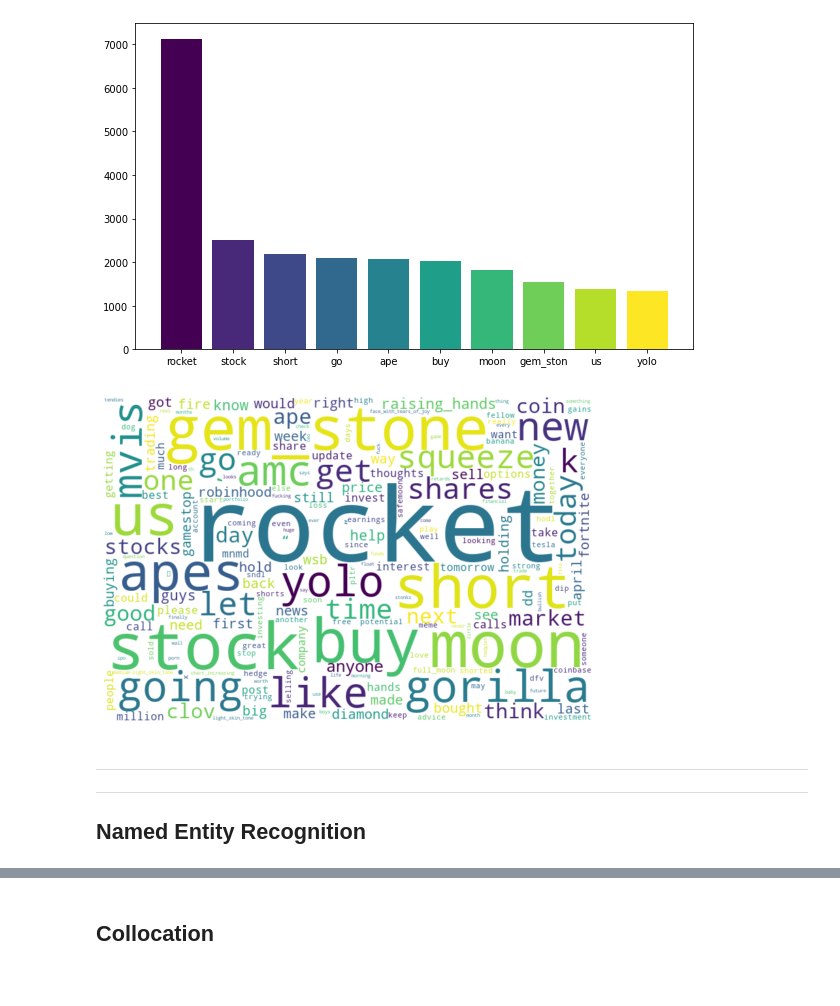
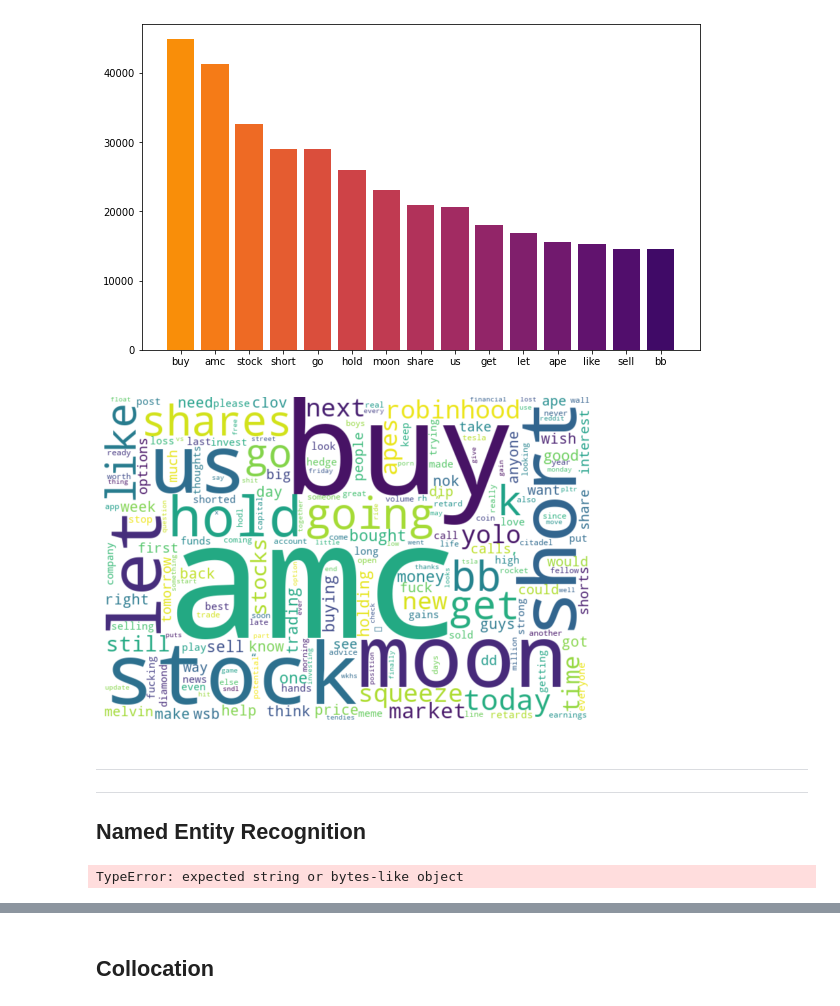
Before and after one commit to kevintrng/MasThe, a Jupyter notebook: Textmine.ipynb, the cells around one changed output, grey strips where cells are left out. Cells and saved outputs as stored; diff of their text form; code cells hidden in the pictures.

```diff
--- a/Textmine.ipynb
+++ b/Textmine.ipynb
@@ -342,0 +104,4 @@ sub_apr.processed_data.head(5)
+# %%
+sentiment = TextAnalysis('./data/submissions_merged.csv')
+# %%
+stopgme.extend(['gamestop'])
@@ -342,0 +120,10 @@ sub_apr.processed_data.head(5)
+# %%
+fig, ax = plt.subplots(figsize = (12,8))
+data = sentiment.word_freq.most_common(20)
+
+cmap = [plt.get_cmap('inferno')(i) for i in np.linspace(1,0, len(data))]
+for item, col in zip(data[::-1], cmap):
+    word, count = item
+    ax.barh(y=word, width = count, height = .5, color = col,zorder=2)
+ax.grid(axis = "x", alpha = 0.5,zorder = 0)
+plt.show()
@@ -343,8 +132,8 @@ sub_apr.processed_data.head(5)
 # %%
 fig, ax = plt.subplots(figsize = (12,8))
-data = FreqDist(sub_apr.bigrams).most_common(20)
+data = FreqDist(sentiment.bigrams).most_common(20)
 
-cmap = [plt.get_cmap('viridis')(i) for i in np.linspace(1,0, len(data))]
+cmap = [plt.get_cmap('inferno')(i) for i in np.linspace(1,0, len(data))]
 
 for item, col in zip(data[::-1], cmap):
     word, count = item
@@ -360,37 +150,39 @@ sub_apr.get_TickerMentions(plot = True)
 # %%
 # sub_apr.freq_plot(top = 15)
 fig, ax = plt.subplots(figsize = (10,6))
-data = sub_apr.word_freq.most_common(10)
-cmap = [plt.get_cmap('viridis')(i) for i in np.linspace(0,1, len(data))]
+data = sentiment.word_freq.most_common(20)
+cmap = [plt.get_cmap('inferno')(i) for i in np.linspace(0.75,0, len(data))]
 
 for item, col in zip(data, cmap):
     word, count = item
     ax.bar(x = word, height = count, width = .8, color = col)
 
 ax.set_xlabel('Word')
 ax.set_ylabel('Frequency')
 
 plt.close()
 fig, ax = plt.subplots(figsize = (10,6))
-data = sub_apr.porter_freq.most_common(15)
+data = sentiment.porter_freq.most_common(15)
 
 for item, col in zip(data, cmap):
     word, count = item
     ax.bar(x = word, height = count, width = .8, color = col)
 
 
-sub_apr.wordcloud(stopgme)
+sentiment.wordcloud(stopgme)
 
 plt.show()
 # %% [output]
-[figure, old version]
+[figure, new version]
-[figure, old version]
+[figure, new version]
 # %% [markdown]
 ---
 ---
 
 ## Named Entity Recognition
 # %%
-org = sub_apr.chunking_NER('title','ORGANIZATION')
+org = sentiment.chunking_NER('title','ORGANIZATION')
+# %% [output]
+TypeError: expected string or bytes-like object
 # %%
 org.plot(20)
```
Also changed, not shown: parts of 48 cells of this notebook.
